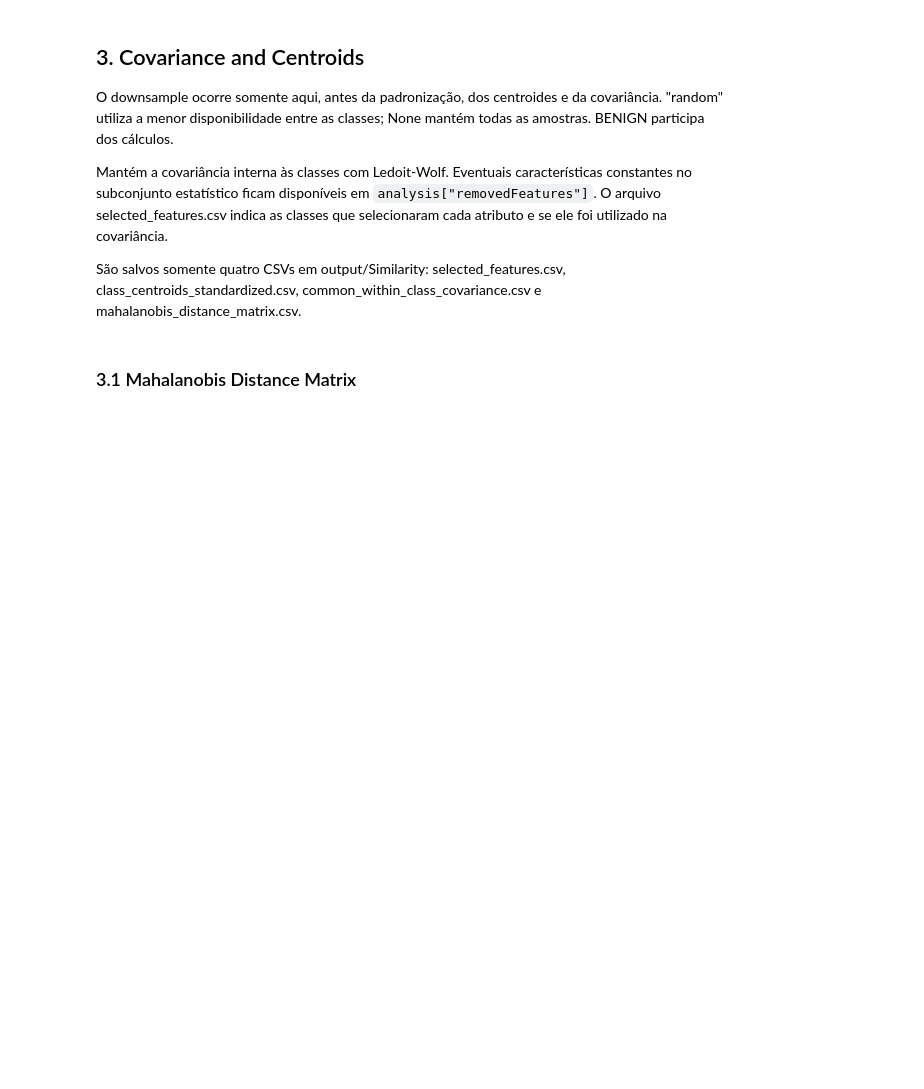
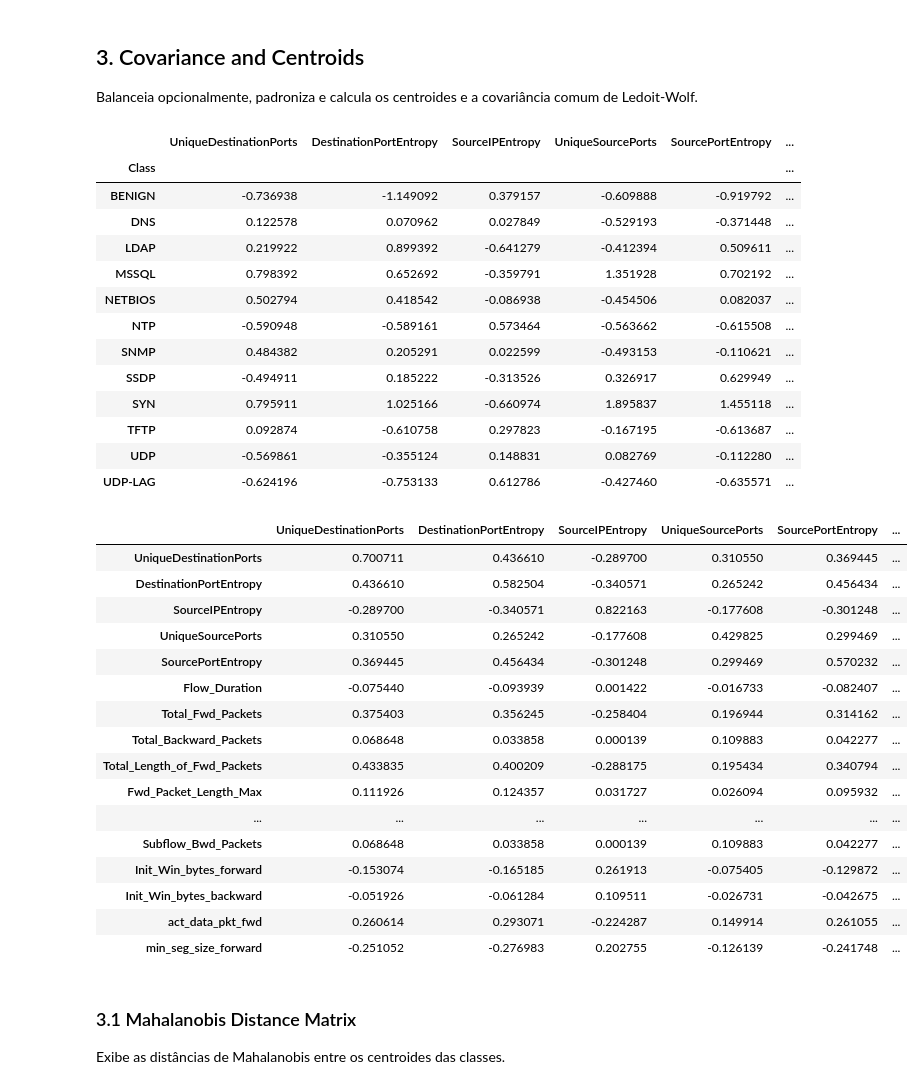
Before and after one commit to iRocktys/anomaly-detection-data-stream, a Jupyter notebook: Similarity.ipynb, the cells around one changed output. Drawn from its saved outputs; the diff is of its cells as text; code cells hidden in the pictures; blank space fills up the shorter version.

```diff
--- a/Similarity.ipynb
+++ b/Similarity.ipynb
@@ -21,5 +26,5 @@ Esta etapa não grava arquivos nem exibe tabelas auxiliares. As exclusões e seu
 # %%
-datasetPath = Path("data/similarity/similarity_1s.csv")
+saveIntermediate = False
 selectedFeatures = None
 removedFeatures = ["FlowCount"]
 nearConstantRatio = 0.999
@@ -37,4 +42,5 @@ prepared = SimilarityPreprocessor(
     datasetPath=datasetPath,
     selectedFeatures=selectedFeatures,
     removedFeatures=removedFeatures,
+    saveIntermediate=saveIntermediate, intermediateDirectory=intermediateDirectory,
 )
@@ -57,7 +59,7 @@ selection = SimilarityOneVsAll(
     nEstimators=nEstimators,
     randomSeed=oneVsAllRandomSeed,
     nJobs=nJobs,
-).run(prepared)
+).run(prepared, saveIntermediate=saveIntermediate, intermediateDirectory=intermediateDirectory)
 
 with pd.option_context("display.max_rows", None, "display.max_colwidth", None):
     display(selection["featureTable"])
@@ -64,28 +80,58 @@ with pd.option_context("display.max_rows", None, "display.max_colwidth", None):
-# %% [markdown]
-## 3. Covariance and Centroids
-
-O downsample ocorre somente aqui, antes da padronização, dos centroides e da covariância. "random" utiliza a menor disponibilidade entre as classes; None mantém todas as amostras. BENIGN participa dos cálculos.
-
-Mantém a covariância interna às classes com Ledoit-Wolf. Eventuais características constantes no subconjunto estatístico ficam disponíveis em `analysis["removedFeatures"]`. O arquivo selected_features.csv indica as classes que selecionaram cada atributo e se ele foi utilizado na covariância.
-
-São salvos somente quatro CSVs em output/Similarity: selected_features.csv, class_centroids_standardized.csv, common_within_class_covariance.csv e mahalanobis_distance_matrix.csv.
+# %% [markdown]
+## 3. Covariance and Centroids
+
+Balanceia opcionalmente, padroniza e calcula os centroides e a covariância comum de Ledoit-Wolf.
 # %%
-analysisOutputDirectory = Path("output/Similarity")
 statisticsDownsample = "random"
 statisticsRandomSeed = 42
 
 analysis = SimilarityAnalyzer().run(
     selection=selection,
     outputDirectory=analysisOutputDirectory,
     downsample=statisticsDownsample,
     randomSeed=statisticsRandomSeed,
+    saveIntermediate=saveIntermediate, intermediateDirectory=intermediateDirectory,
 )
 
 with pd.option_context("display.max_rows", None, "display.max_columns", None):
     display(analysis["centroids"])
     display(analysis["covariance"])
+# %% [output]
+|  | UniqueDestinationPorts | DestinationPortEntropy | SourceIPEntropy | UniqueSourcePorts | SourcePortEntropy | ... |
+| Class |  |  |  |  |  | ... |
+| BENIGN | -0.736938 | -1.149092 | 0.379157 | -0.609888 | -0.919792 | ... |
+| DNS | 0.122578 | 0.070962 | 0.027849 | -0.529193 | -0.371448 | ... |
+| LDAP | 0.219922 | 0.899392 | -0.641279 | -0.412394 | 0.509611 | ... |
+| MSSQL | 0.798392 | 0.652692 | -0.359791 | 1.351928 | 0.702192 | ... |
+| NETBIOS | 0.502794 | 0.418542 | -0.086938 | -0.454506 | 0.082037 | ... |
+| NTP | -0.590948 | -0.589161 | 0.573464 | -0.563662 | -0.615508 | ... |
+| SNMP | 0.484382 | 0.205291 | 0.022599 | -0.493153 | -0.110621 | ... |
+| SSDP | -0.494911 | 0.185222 | -0.313526 | 0.326917 | 0.629949 | ... |
+| SYN | 0.795911 | 1.025166 | -0.660974 | 1.895837 | 1.455118 | ... |
+| TFTP | 0.092874 | -0.610758 | 0.297823 | -0.167195 | -0.613687 | ... |
+| UDP | -0.569861 | -0.355124 | 0.148831 | 0.082769 | -0.112280 | ... |
+| UDP-LAG | -0.624196 | -0.753133 | 0.612786 | -0.427460 | -0.635571 | ... |
+|  | UniqueDestinationPorts | DestinationPortEntropy | SourceIPEntropy | UniqueSourcePorts | SourcePortEntropy | ... |
+| UniqueDestinationPorts | 0.700711 | 0.436610 | -0.289700 | 0.310550 | 0.369445 | ... |
+| DestinationPortEntropy | 0.436610 | 0.582504 | -0.340571 | 0.265242 | 0.456434 | ... |
+| SourceIPEntropy | -0.289700 | -0.340571 | 0.822163 | -0.177608 | -0.301248 | ... |
+| UniqueSourcePorts | 0.310550 | 0.265242 | -0.177608 | 0.429825 | 0.299469 | ... |
+| SourcePortEntropy | 0.369445 | 0.456434 | -0.301248 | 0.299469 | 0.570232 | ... |
+| Flow_Duration | -0.075440 | -0.093939 | 0.001422 | -0.016733 | -0.082407 | ... |
+| Total_Fwd_Packets | 0.375403 | 0.356245 | -0.258404 | 0.196944 | 0.314162 | ... |
+| Total_Backward_Packets | 0.068648 | 0.033858 | 0.000139 | 0.109883 | 0.042277 | ... |
+| Total_Length_of_Fwd_Packets | 0.433835 | 0.400209 | -0.288175 | 0.195434 | 0.340794 | ... |
+| Fwd_Packet_Length_Max | 0.111926 | 0.124357 | 0.031727 | 0.026094 | 0.095932 | ... |
+| ... | ... | ... | ... | ... | ... | ... |
+| Subflow_Bwd_Packets | 0.068648 | 0.033858 | 0.000139 | 0.109883 | 0.042277 | ... |
+| Init_Win_bytes_forward | -0.153074 | -0.165185 | 0.261913 | -0.075405 | -0.129872 | ... |
+| Init_Win_bytes_backward | -0.051926 | -0.061284 | 0.109511 | -0.026731 | -0.042675 | ... |
+| act_data_pkt_fwd | 0.260614 | 0.293071 | -0.224287 | 0.149914 | 0.261055 | ... |
+| min_seg_size_forward | -0.251052 | -0.276983 | 0.202755 | -0.126139 | -0.241748 | ... |
 # %% [markdown]
 ### 3.1 Mahalanobis Distance Matrix
+
+Exibe as distâncias de Mahalanobis entre os centroides das classes.
 # %%
 with pd.option_context("display.max_rows", None, "display.max_columns", None):
     display(analysis["distanceMatrix"])
```
Also changed, not shown: parts of 18 cells of this notebook, 16 other files.
